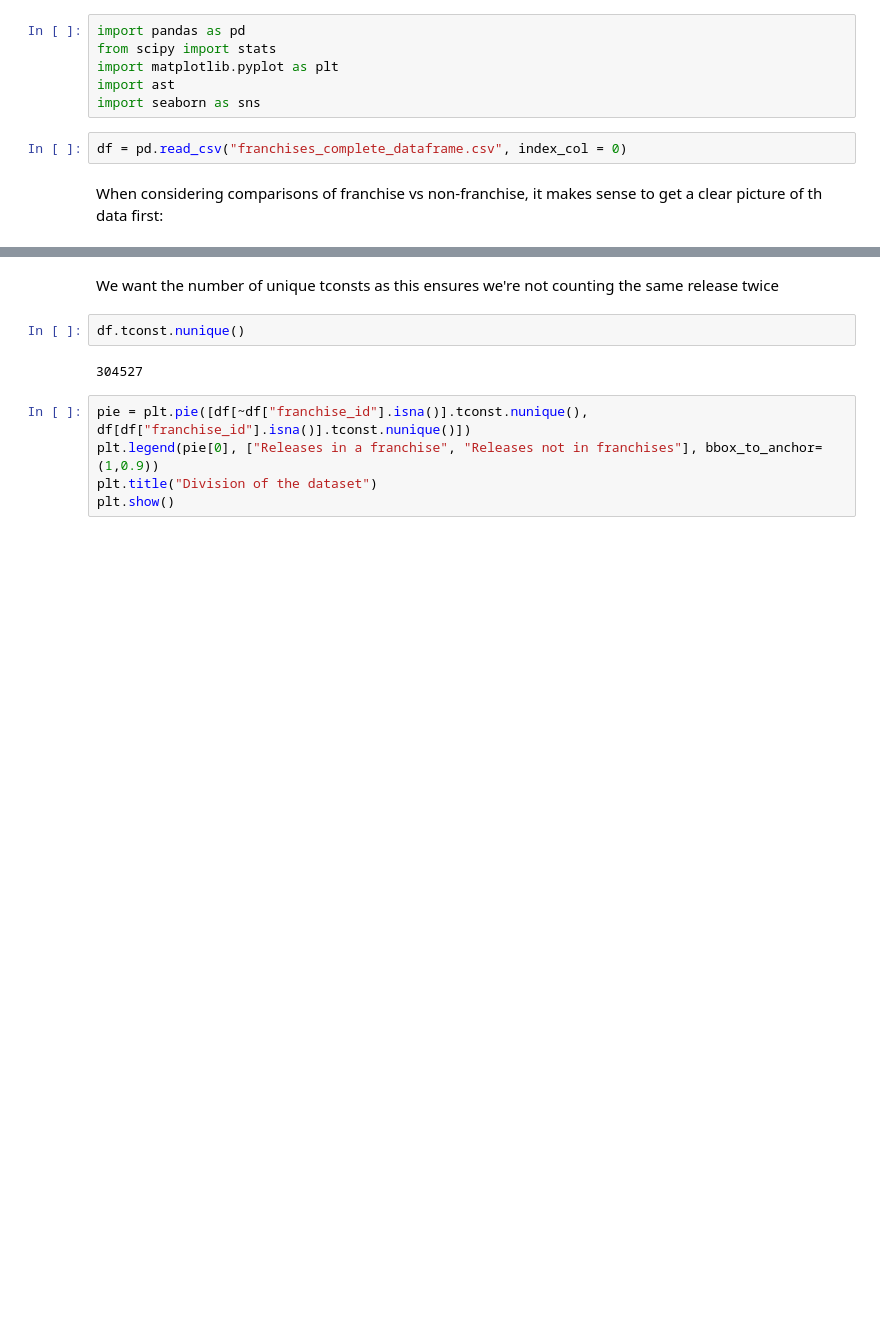
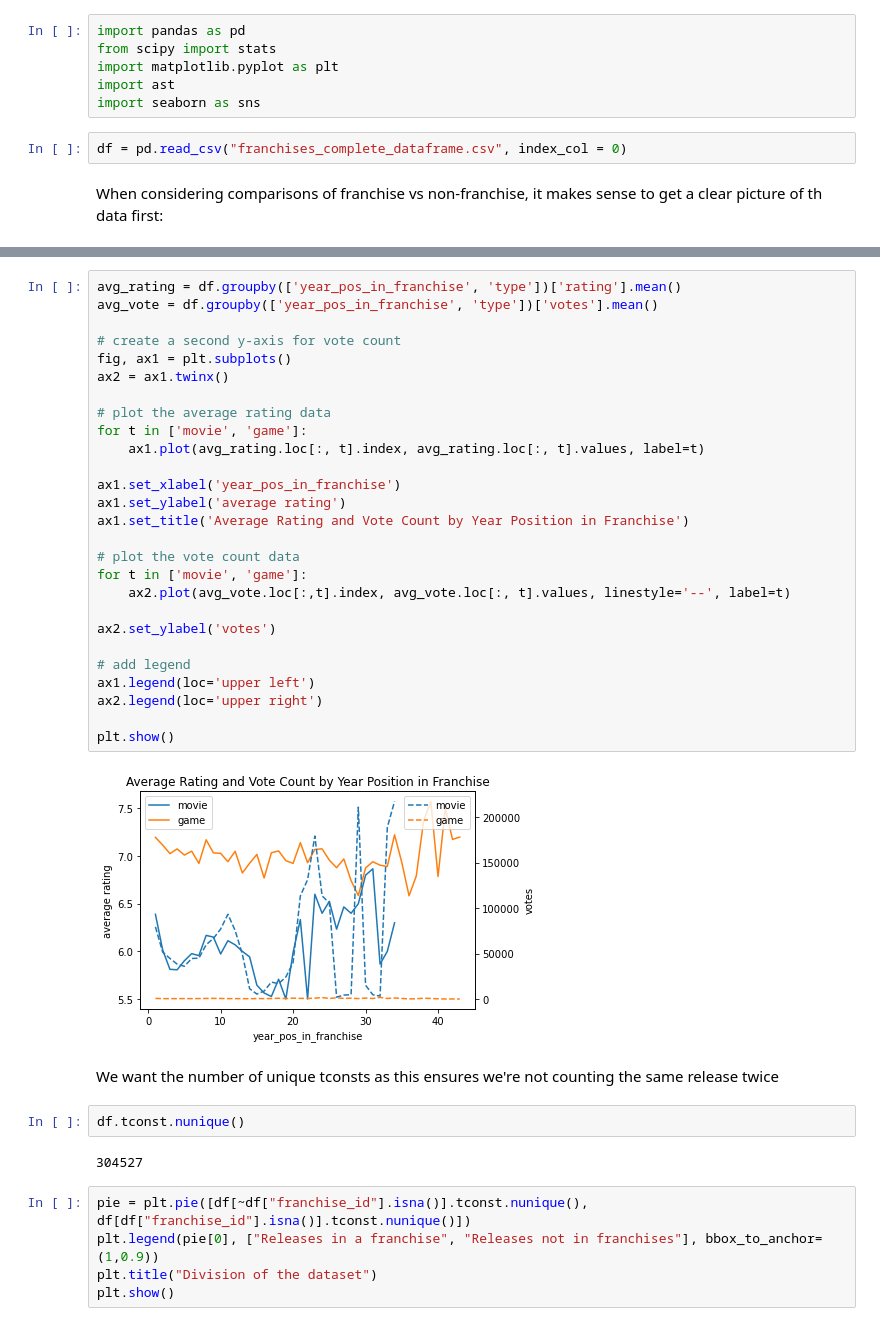
Before and after one commit to adambrennan150/Franchises, a Jupyter notebook: RQ4.ipynb, the cells around one changed output, grey strips where cells are left out. Cells and saved outputs as stored; diff of their text form; blank space fills up the shorter version.

```diff
--- a/RQ4.ipynb
+++ b/RQ4.ipynb
@@ -27,3 +111,32 @@ df
+# %%
+avg_rating = df.groupby(['year_pos_in_franchise', 'type'])['rating'].mean()
+avg_vote = df.groupby(['year_pos_in_franchise', 'type'])['votes'].mean()
+
+# create a second y-axis for vote count
+fig, ax1 = plt.subplots()
+ax2 = ax1.twinx()
+
+# plot the average rating data
+for t in ['movie', 'game']:
+    ax1.plot(avg_rating.loc[:, t].index, avg_rating.loc[:, t].values, label=t)
+
+ax1.set_xlabel('year_pos_in_franchise')
+ax1.set_ylabel('average rating')
+ax1.set_title('Average Rating and Vote Count by Year Position in Franchise')
+
+# plot the vote count data
+for t in ['movie', 'game']:
+    ax2.plot(avg_vote.loc[:,t].index, avg_vote.loc[:, t].values, linestyle='--', label=t)
+
+ax2.set_ylabel('votes')
+
+# add legend
+ax1.legend(loc='upper left')
+ax2.legend(loc='upper right')
+
+plt.show()
+# %% [output]
+[figure, added]
 # %% [markdown]
 We want the number of unique tconsts as this ensures we're not counting the same release twice
 # %%
```
Also changed, not shown: parts of 21 cells of this notebook.
